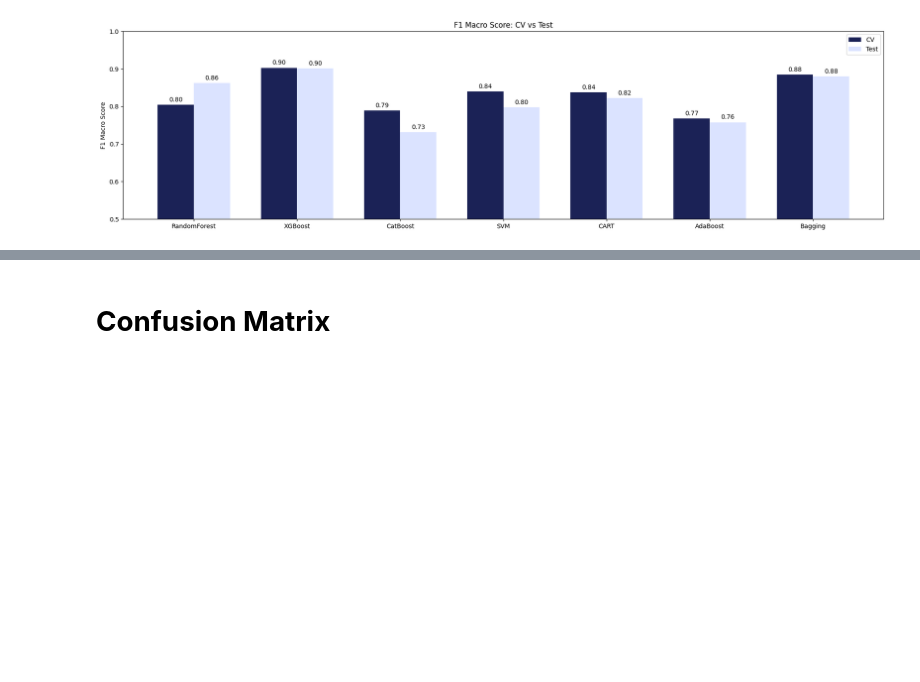
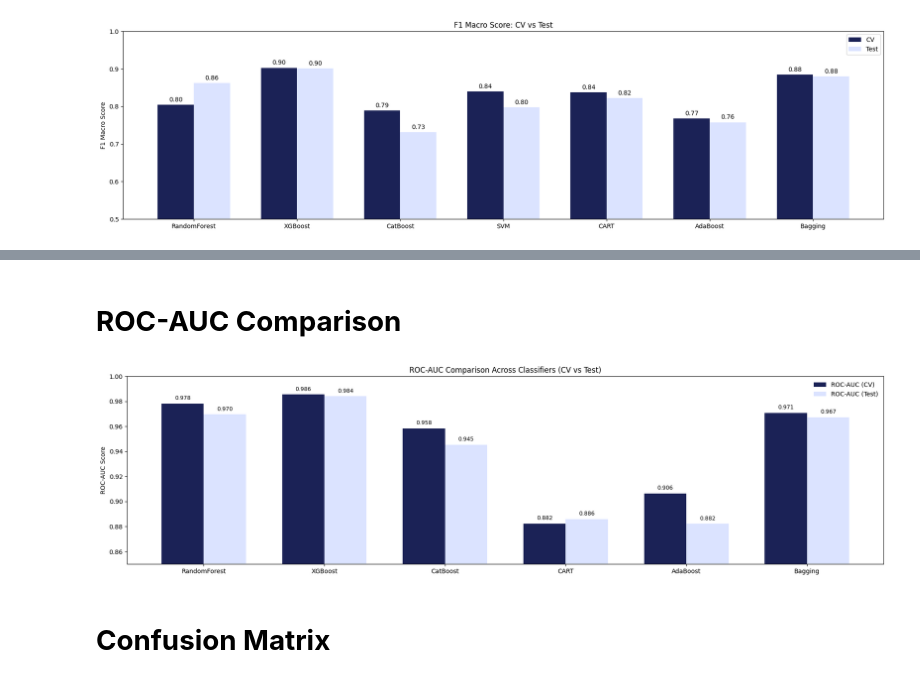
Before and after one commit to AhmedTioual/Projet_France_Travail, a Jupyter notebook: 1_supervised_regression/notebooks/02_models_evaluation_visualization.ipynb, the cells around one changed output, grey strips where cells are left out. Drawn from its saved outputs; the diff is of its cells as text; code cells hidden in the pictures; blank space fills up the shorter version.

```diff
--- a/1_supervised_regression/notebooks/02_models_evaluation_visualization.ipynb
+++ b/1_supervised_regression/notebooks/02_models_evaluation_visualization.ipynb
@@ -189,3 +215,34 @@ plt.show()
+# %% [markdown]
+# **ROC-AUC Comparison**
+# %%
+# Clean NaN values (SVM has NaN ROC-AUC in your data)
+df_plot = df.dropna(subset=['roc_auc_cv', 'roc_auc_test']).reset_index(drop=True)
+
+x = np.arange(len(df_plot))
+width = 0.35
+
+plt.figure(figsize=(18, 5))
+plt.bar(x - width/2, df_plot['roc_auc_cv'], width, label='ROC-AUC (CV)', color='#1B2256')
+plt.bar(x + width/2, df_plot['roc_auc_test'], width, label='ROC-AUC (Test)', color='#DBE3FF')
+
+# Labels & formatting
+plt.xticks(x, df_plot['classifier'])
+plt.ylabel('ROC-AUC Score')
+plt.title('ROC-AUC Comparison Across Classifiers (CV vs Test)')
+plt.ylim(0.85, 1.00)
+plt.legend(frameon=False)
+
+# Annotate values on bars
+for i in range(len(df_plot)):
+    plt.text(x[i] - width/2, df_plot['roc_auc_cv'][i] + 0.002, f"{df_plot['roc_auc_cv'][i]:.3f}",
+             ha='center', va='bottom', fontsize=9)
+    plt.text(x[i] + width/2, df_plot['roc_auc_test'][i] + 0.002, f"{df_plot['roc_auc_test'][i]:.3f}",
+             ha='center', va='bottom', fontsize=9)
+
+plt.tight_layout()
+plt.show()
+# %% [output]
+[figure, added]
 # %% [markdown]
 # **Confusion Matrix**
 # %%
```
Also changed, not shown: parts of 3 cells of this notebook, 3 other files.
